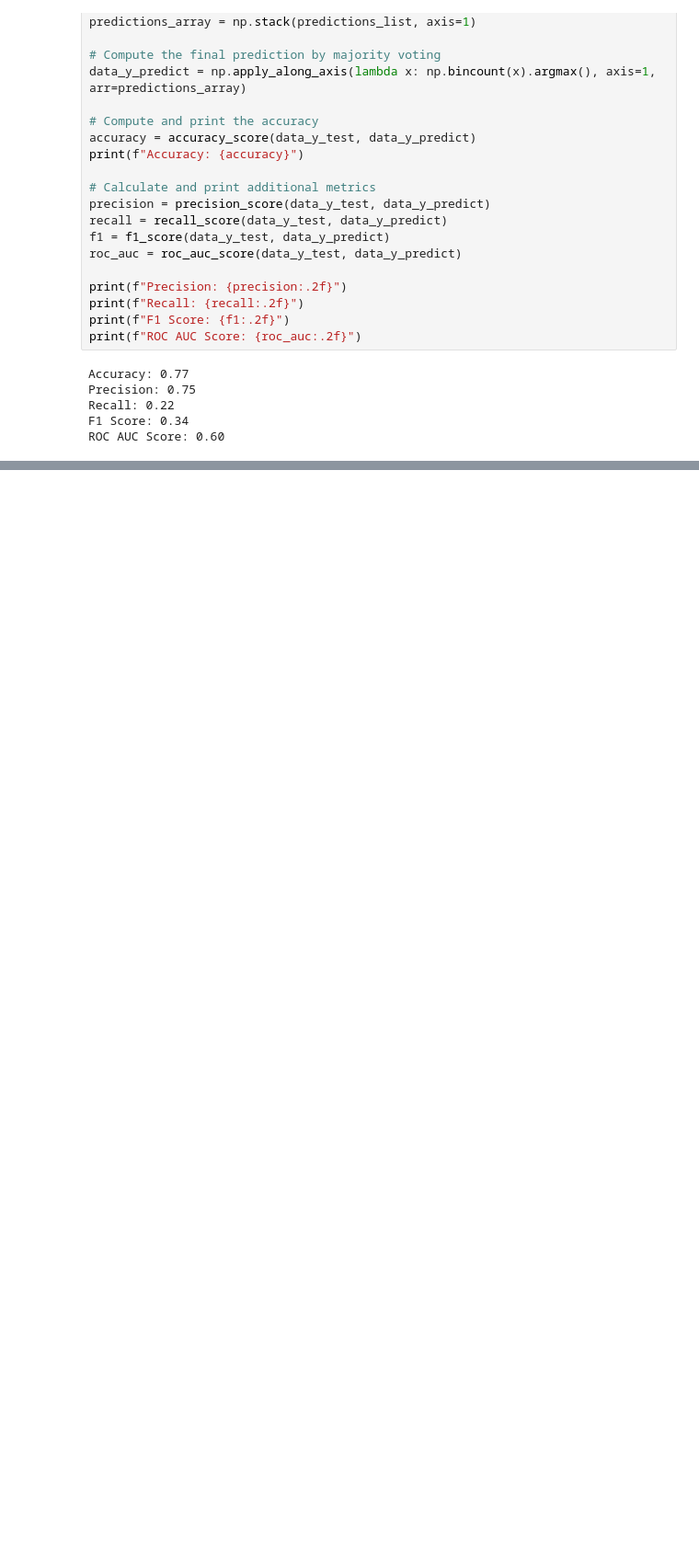
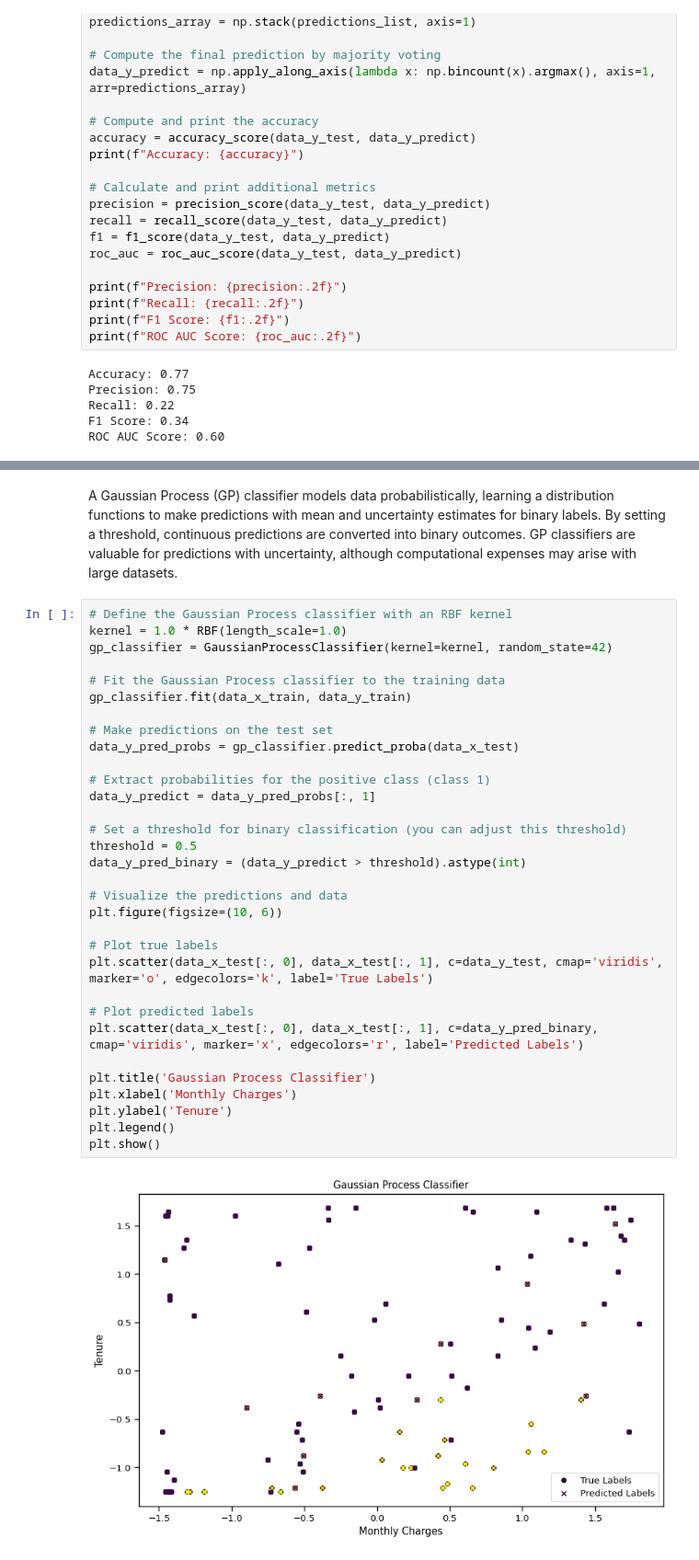
Before and after one commit to Shrestha-Dipesh/ML-Final-Project, a Jupyter notebook: ML_Final_Project.ipynb, the cells around one changed output, grey strips where cells are left out. Shown at 92% size. Cells and saved outputs as stored; diff of their text form; blank space fills up the shorter version.

Commit message:
Gaussian Process Classifier

```diff
--- a/ML_Final_Project.ipynb
+++ b/ML_Final_Project.ipynb
@@ -1218,0 +1224,36 @@ ROC AUC Score: 0.60
+# %% [markdown]
+A Gaussian Process (GP) classifier models data probabilistically, learning a distribution functions to make predictions with mean and uncertainty estimates for binary labels. By setting a threshold, continuous predictions are converted into binary outcomes. GP classifiers are valuable for predictions with uncertainty, although computational expenses may arise with large datasets.
+# %%
+# Define the Gaussian Process classifier with an RBF kernel
+kernel = 1.0 * RBF(length_scale=1.0)
+gp_classifier = GaussianProcessClassifier(kernel=kernel, random_state=42)
+
+# Fit the Gaussian Process classifier to the training data
+gp_classifier.fit(data_x_train, data_y_train)
+
+# Make predictions on the test set
+data_y_pred_probs = gp_classifier.predict_proba(data_x_test)
+
+# Extract probabilities for the positive class (class 1)
+data_y_predict = data_y_pred_probs[:, 1]
+
+# Set a threshold for binary classification (you can adjust this threshold)
+threshold = 0.5
+data_y_pred_binary = (data_y_predict > threshold).astype(int)
+
+# Visualize the predictions and data
+plt.figure(figsize=(10, 6))
+
+# Plot true labels
+plt.scatter(data_x_test[:, 0], data_x_test[:, 1], c=data_y_test, cmap='viridis', marker='o', edgecolors='k', label='True Labels')
+
+# Plot predicted labels
+plt.scatter(data_x_test[:, 0], data_x_test[:, 1], c=data_y_pred_binary, cmap='viridis', marker='x', edgecolors='r', label='Predicted Labels')
+
+plt.title('Gaussian Process Classifier')
+plt.xlabel('Monthly Charges')
+plt.ylabel('Tenure')
+plt.legend()
+plt.show()
+# %% [output]
+[figure, added]
```
Also changed, not shown: parts of 10 cells of this notebook.
